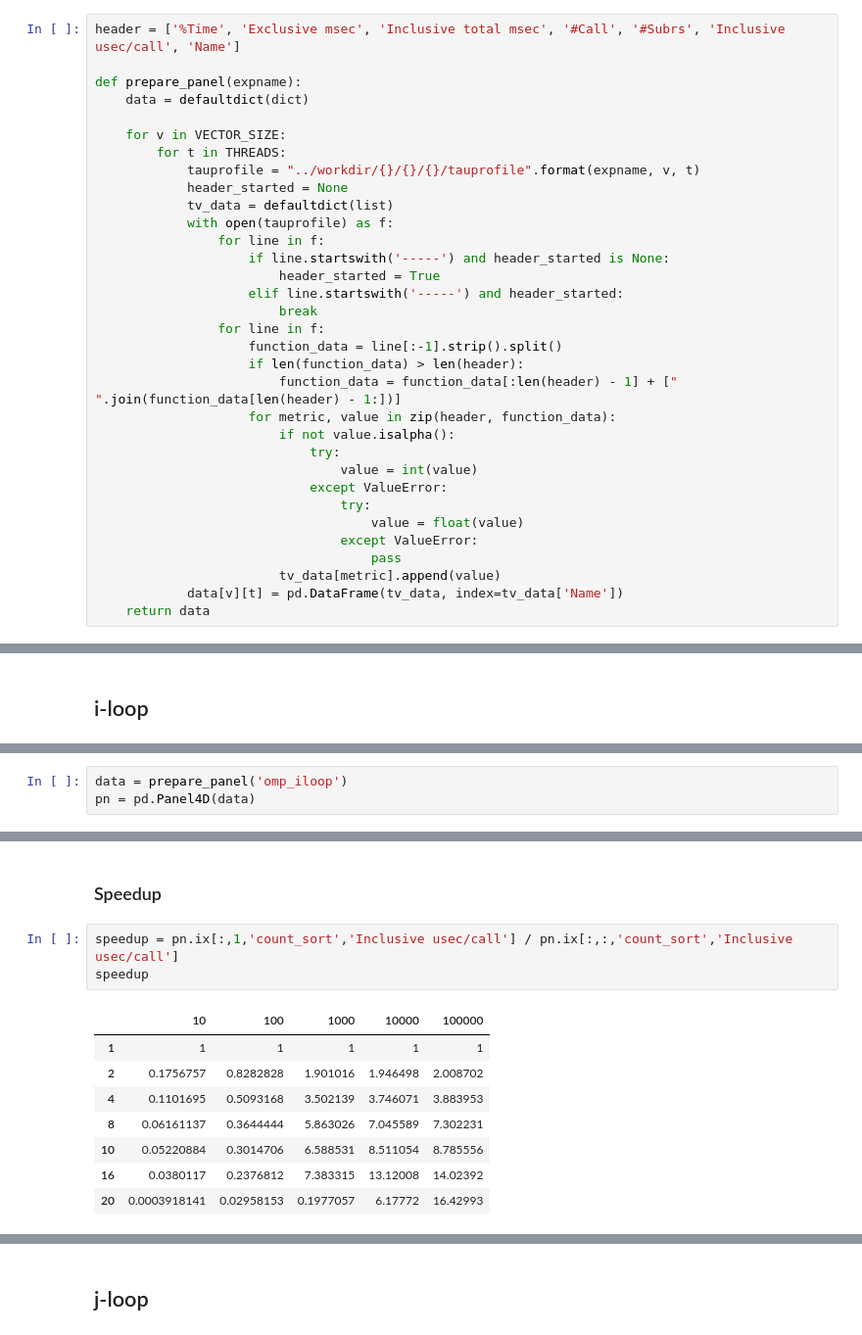
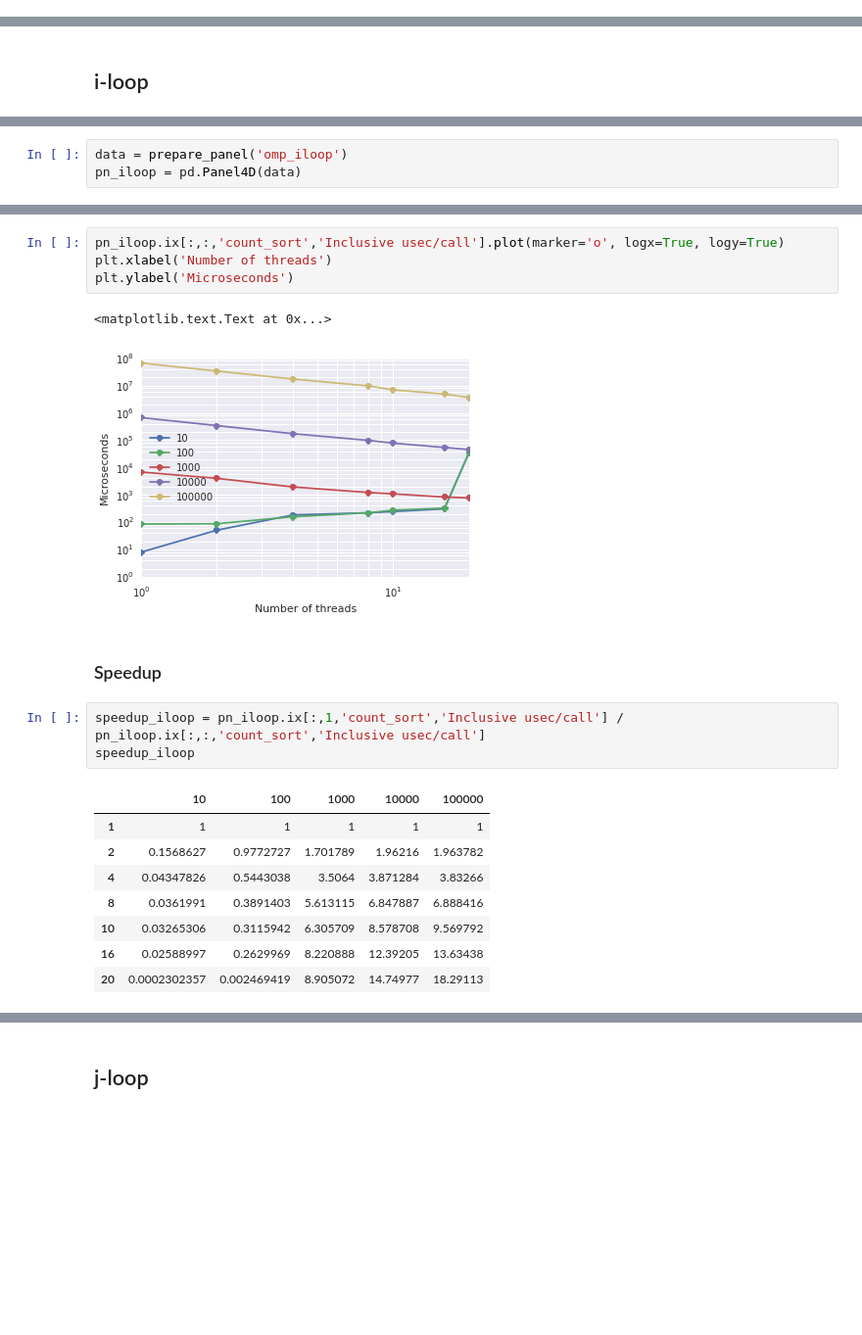
Before and after one commit to luizirber/cse891-parallel-computing, a Jupyter notebook: homeworks/homework3/notebooks/Homework 3.ipynb, the cells around one changed output, grey strips where cells are left out. Shown at 98% size. Cells and saved outputs as stored; diff of their text form; blank space fills up the shorter version.

```diff
--- a/homeworks/homework3/notebooks/Homework 3.ipynb
+++ b/homeworks/homework3/notebooks/Homework 3.ipynb
@@ -9,36 +63,3 @@ import seaborn as sns
 # %%
 VECTOR_SIZE = [10, 100, 1000, 10000, 100000]
 THREADS = [1, 2, 4, 8, 10, 16, 20]
-# %%
-header = ['%Time', 'Exclusive msec', 'Inclusive total msec', '#Call', '#Subrs', 'Inclusive usec/call', 'Name']
-
-def prepare_panel(expname):
-    data = defaultdict(dict)
-
-    for v in VECTOR_SIZE:
-        for t in THREADS:
-            tauprofile = "../workdir/{}/{}/{}/tauprofile".format(expname, v, t)
-            header_started = None
-            tv_data = defaultdict(list)
-            with open(tauprofile) as f:
-                for line in f:
-                    if line.startswith('-----') and header_started is None:
-                        header_started = True
-                    elif line.startswith('-----') and header_started:
-                        break
-                for line in f:
-                    function_data = line[:-1].strip().split()
-                    if len(function_data) > len(header):
-                        function_data = function_data[:len(header) - 1] + [" ".join(function_data[len(header) - 1:])]
-                    for metric, value in zip(header, function_data):
-                        if not value.isalpha():
-                            try:
-                                value = int(value)
-                            except ValueError:
-                                try:
-                                    value = float(value)
-                                except ValueError:
-                                    pass
-                        tv_data[metric].append(value)
-            data[v][t] = pd.DataFrame(tv_data, index=tv_data['Name'])
-    return data
@@ -55,5 +113,5 @@ make: Nothing to be done for `TAU_PROFILES_ILOOP'.
 # %%
 data = prepare_panel('omp_iloop')
-pn = pd.Panel4D(data)
+pn_iloop = pd.Panel4D(data)
 # %%
 # dimensions: pn[vector size, threads, function name, metric]
@@ -70,15 +128,22 @@ pn.ix[:,:,'count_sort','Inclusive usec/call']
+# %%
+pn_iloop.ix[:,:,'count_sort','Inclusive usec/call'].plot(marker='o', logx=True, logy=True)
+plt.xlabel('Number of threads')
+plt.ylabel('Microseconds')
+# %% [output]
+<matplotlib.text.Text at 0x...>
+[figure, added]
 # %% [markdown]
 ### Speedup
 # %%
-speedup = pn.ix[:,1,'count_sort','Inclusive usec/call'] / pn.ix[:,:,'count_sort','Inclusive usec/call']
-speedup
+speedup_iloop = pn_iloop.ix[:,1,'count_sort','Inclusive usec/call'] / pn_iloop.ix[:,:,'count_sort','Inclusive usec/call']
+speedup_iloop
 # %% [output]
 |  | 10 | 100 | 1000 | 10000 | 100000 |
 | 1 | 1 | 1 | 1 | 1 | 1 |
-| 2 | 0.1756757 | 0.8282828 | 1.901016 | 1.946498 | 2.008702 |
-| 4 | 0.1101695 | 0.5093168 | 3.502139 | 3.746071 | 3.883953 |
-| 8 | 0.06161137 | 0.3644444 | 5.863026 | 7.045589 | 7.302231 |
-| 10 | 0.05220884 | 0.3014706 | 6.588531 | 8.511054 | 8.785556 |
-| 16 | 0.0380117 | 0.2376812 | 7.383315 | 13.12008 | 14.02392 |
-| 20 | 0.0003918141 | 0.02958153 | 0.1977057 | 6.17772 | 16.42993 |
+| 2 | 0.1568627 | 0.9772727 | 1.701789 | 1.96216 | 1.963782 |
+| 4 | 0.04347826 | 0.5443038 | 3.5064 | 3.871284 | 3.83266 |
+| 8 | 0.0361991 | 0.3891403 | 5.613115 | 6.847887 | 6.888416 |
+| 10 | 0.03265306 | 0.3115942 | 6.305709 | 8.578708 | 9.569792 |
+| 16 | 0.02588997 | 0.2629969 | 8.220888 | 12.39205 | 13.63438 |
+| 20 | 0.0002302357 | 0.002469419 | 8.905072 | 14.74977 | 18.29113 |
 # %%
```
Also changed, not shown: parts of 36 cells of this notebook, 6 other files.
